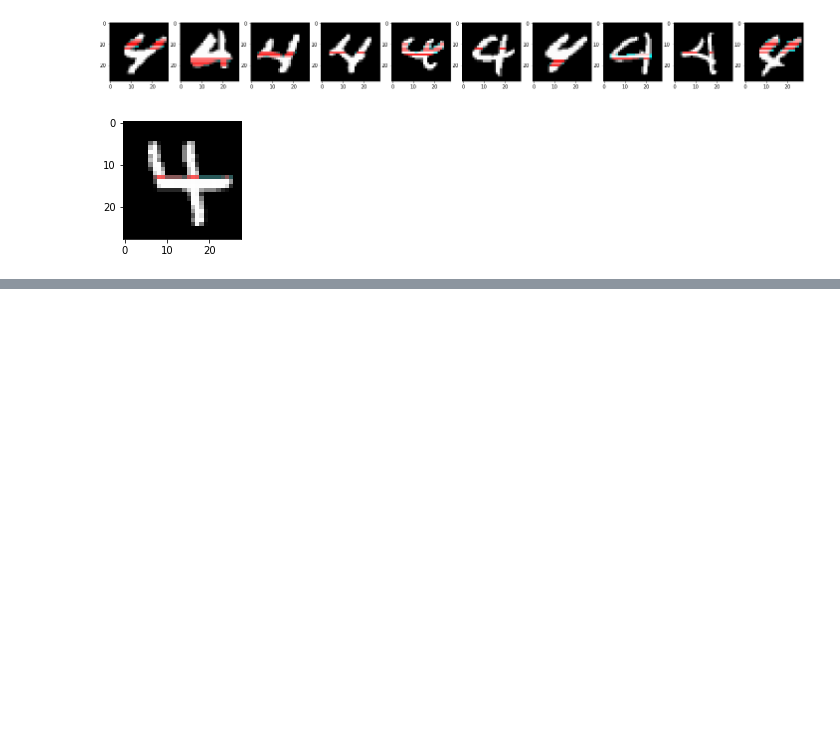
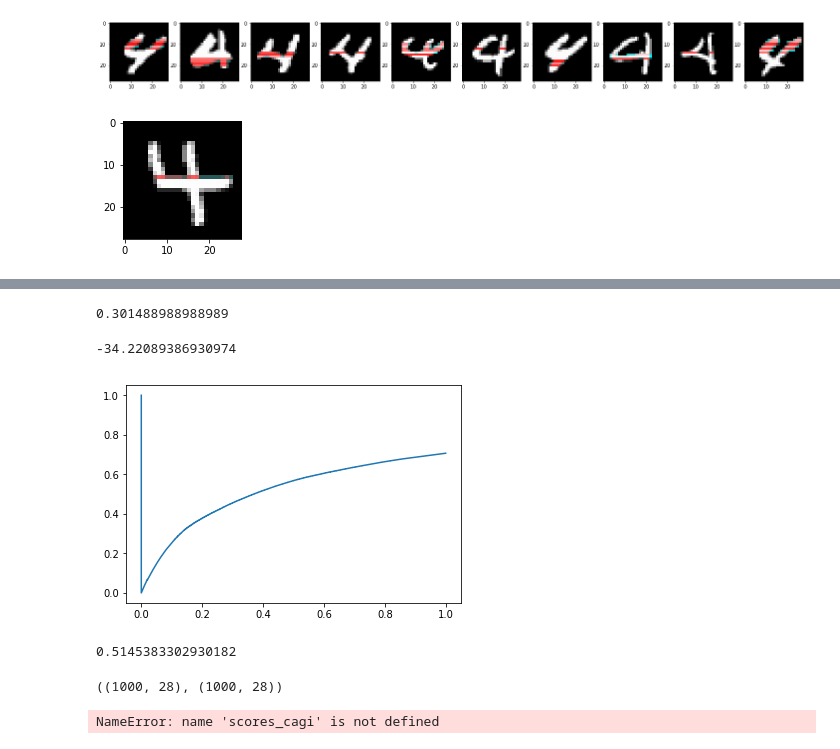
Before and after one commit to sergmiller/FlightAnomaliesDetection, a Jupyter notebook: gaussian_mixture_anomaly_detection_usage.ipynb, the cells around one changed output, grey strips where cells are left out. Cells and saved outputs as stored; diff of their text form; code cells hidden in the pictures; blank space fills up the shorter version.

```diff
--- a/gaussian_mixture_anomaly_detection_usage.ipynb
+++ b/gaussian_mixture_anomaly_detection_usage.ipynb
@@ -399,0 +323,5 @@ Name: value, Length: 2500, dtype: int64
+# %%
+%%time
+detector = GaussianMixtureInTimeAnomalyDetector(n_min=1, n_max=25, step=2, random_state=42,
+                                                tol=1e-6)
+scores_big = detector.fit(X_sample_win)
@@ -399,0 +598,49 @@ Name: value, Length: 2500, dtype: int64
+# %%
+from sklearn.neighbors import DistanceMetric
+
+def make_mahalanobis_target(X):
+    assert len(X.shape) == 3
+    Y = np.zeros(X.shape[:2])
+    for t in np.arange(X.shape[1]):
+        x = X[:, t]
+        M = np.mean(x, axis=0)
+        dist = DistanceMetric.get_metric('mahalanobis', V=np.cov((x + np.random.normal(size=x.shape) * 1e-6).T))
+        Y[:, t] = dist.pairwise(x, np.array([M])).reshape(-1) > 6
+
+    return Y
+# %%
+y_mnist = make_mahalanobis_target(X_sample)
+y_cagi = make_mahalanobis_target(cagi_data)
+# %%
+np.sum(y_cagi) / (np.prod(y_cagi.shape))
+# %% [output]
+0.301488988988989
+# %%
+from sklearn.metrics import precision_recall_curve, auc
+
+def calc_auc_prc(y_true, y_pred):
+    y_true = y_true.reshape(-1)
+    y_pred = y_pred.reshape(-1)
+    curve = precision_recall_curve(y_true, y_pred)
+    score = auc(curve[1], curve[0])
+    plt.plot(curve[1], curve[0])
+    plt.show()
+
+    return score
+# %%
+np.mean(scores_ctr)
+# %% [output]
+-34.22089386930974
+# %%
+calc_auc_prc(y_mnist, np.clip(scores_big, -100, 100))
+# %% [output]
+[figure, added]
+0.5145383302930182
+# %%
+y_mnist.shape, scores_ctr.shape
+# %% [output]
+((1000, 28), (1000, 28))
+# %%
+calc_auc_prc(y_cagi, np.nan_to_num(scores_cagi))
+# %% [output]
+NameError: name 'scores_cagi' is not defined
```
Also changed, not shown: parts of 77 cells of this notebook, 9 other files.
